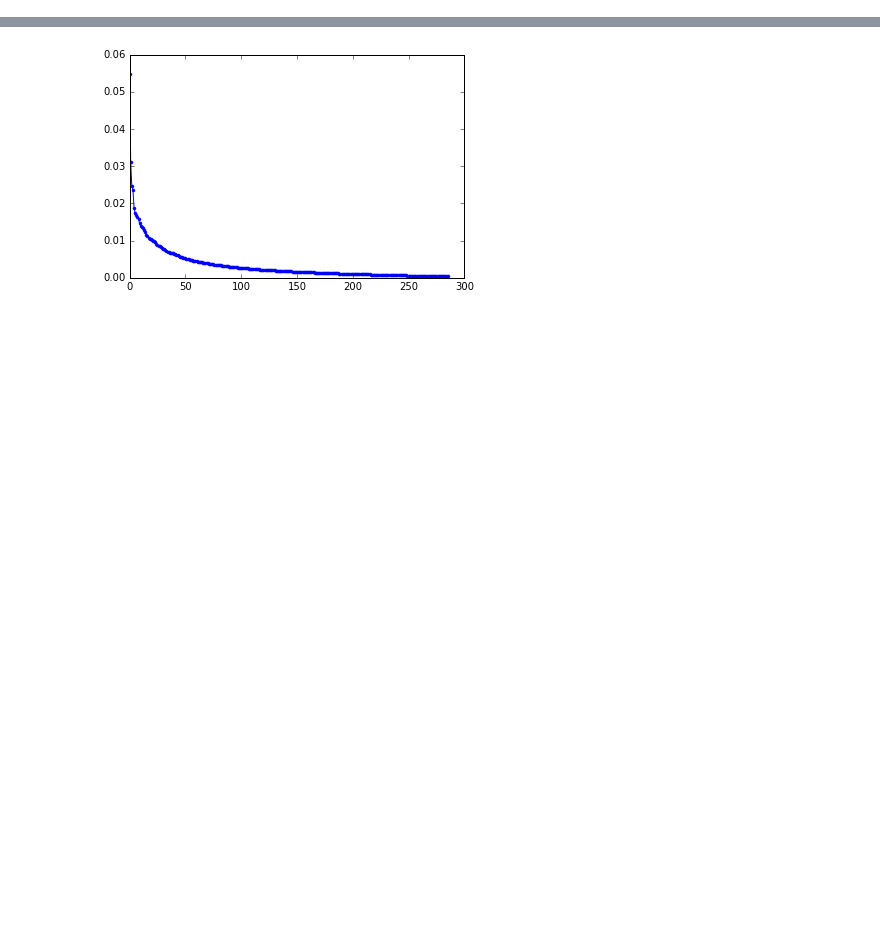
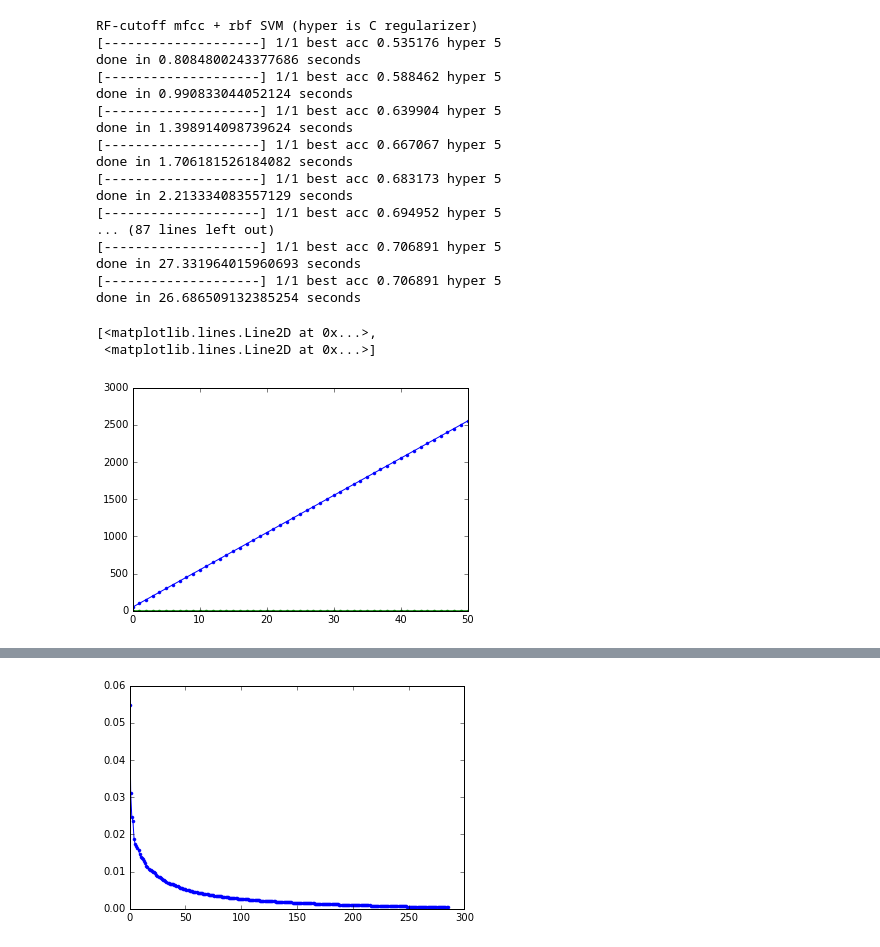
Before and after one commit to PrincetonUniversity/vox-music-classification, a Jupyter notebook: notebooks/fv-msvm.ipynb, the cells around one changed output, grey strips where cells are left out. Saved outputs shown, nothing was run; the diff lists cells and outputs as text; code cells hidden in the pictures; blank space fills up the shorter version.

```diff
--- a/notebooks/fv-msvm.ipynb
+++ b/notebooks/fv-msvm.ipynb
@@ -62,0 +132,19 @@ Default SVM perf orig 0.62 riff 0.62
+# %%
+print('RF-cutoff mfcc + SVM (hyper is C regularizer)')
+run(whiten(X[:, p[:1000]]), Y, log_range(0, 10), lambda C: SVC(C=C))
+print('RF-scaled mfcc + SVM (hyper is C regularizer)')
+run(rf.feature_importances_ * 1000 * whiten(X), Y, log_range(0, 10), lambda C: SVC(C=C))
+print('RF-scaled mfcc + poly SVM (hyper is C regularizer)')
+run(rf.feature_importances_ * 1000 * whiten(X), Y, log_range(0, 10),
+    lambda C: SVC(C=C, kernel='poly', degree=10, coef0=1))
+print('RF-scaled mfcc + linear SVM (hyper is C regularizer)')
+run(rf.feature_importances_ * 1000 * whiten(X), Y, log_range(0, 10),
+    lambda C: SVC(C=C, kernel='linear'))
+print('RF-scaled mfcc ** 2 + SVM (hyper is C regularizer)')
+run((rf.feature_importances_ * 1000) ** 2 * whiten(X), Y, log_range(0, 10), lambda C: SVC(C=C))
+print('RF-scaled mfcc ** 2 + poly SVM (hyper is C regularizer)')
+run((rf.feature_importances_ * 1000) ** 2 * whiten(X), Y, log_range(0, 10),
+    lambda C: SVC(C=C, kernel='poly', degree=10, coef0=1))
+print('RF-scaled mfcc ** 2 + linear SVM (hyper is C regularizer)')
+run((rf.feature_importances_ * 1000) ** 2 * whiten(X), Y, log_range(0, 10),
+    lambda C: SVC(C=C, kernel='linear'))
@@ -62,0 +169,28 @@ Default SVM perf orig 0.62 riff 0.62
+# %%
+def runRBF5(X, k):
+    print('RF-cutoff mfcc + rbf SVM (hyper is C regularizer), cutoff', k)
+    return run(whiten(X[:, p[:k]]), Y, [5], lambda C: SVC(C=C))
+print('RF-cutoff mfcc + rbf SVM (hyper is C regularizer)')
+ks = list(range(50, X.shape[1], 50))
+res = [runRBF5(X, k)[0] for k in ks]
+# %% [output]
+RF-cutoff mfcc + rbf SVM (hyper is C regularizer)
+[--------------------] 1/1 best acc 0.535176 hyper 5
+done in 0.8084800243377686 seconds
+[--------------------] 1/1 best acc 0.588462 hyper 5
+done in 0.990833044052124 seconds
+[--------------------] 1/1 best acc 0.639904 hyper 5
+done in 1.398914098739624 seconds
+[--------------------] 1/1 best acc 0.667067 hyper 5
+done in 1.706181526184082 seconds
+[--------------------] 1/1 best acc 0.683173 hyper 5
+done in 2.213334083557129 seconds
+[--------------------] 1/1 best acc 0.694952 hyper 5
+... (87 lines left out)
+[--------------------] 1/1 best acc 0.706891 hyper 5
+done in 27.331964015960693 seconds
+[--------------------] 1/1 best acc 0.706891 hyper 5
+done in 26.686509132385254 seconds
+[<matplotlib.lines.Line2D at 0x...>,
+ <matplotlib.lines.Line2D at 0x...>]
+[figure, added]
```
Also changed, not shown: parts of 17 cells of this notebook.
